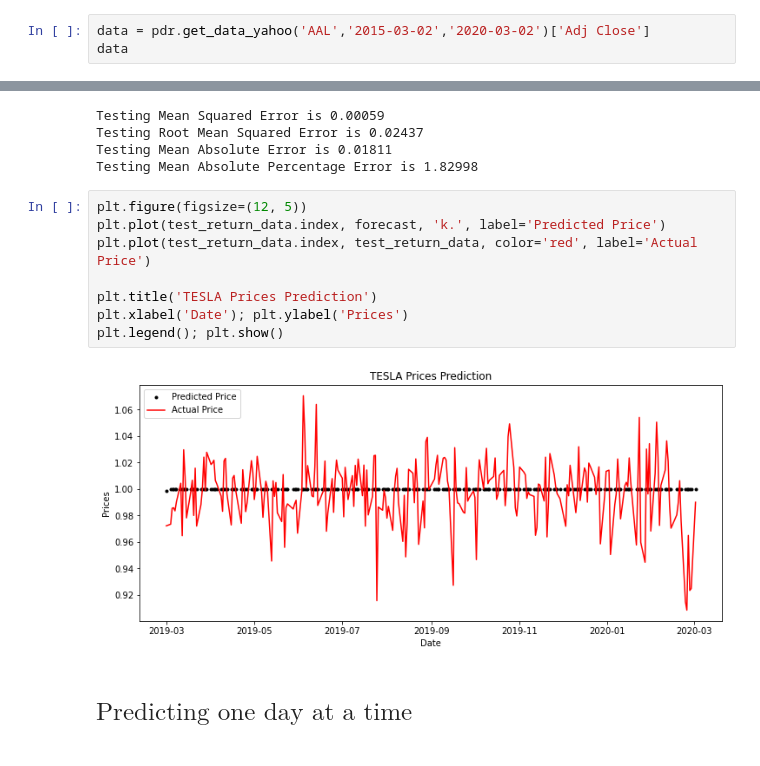
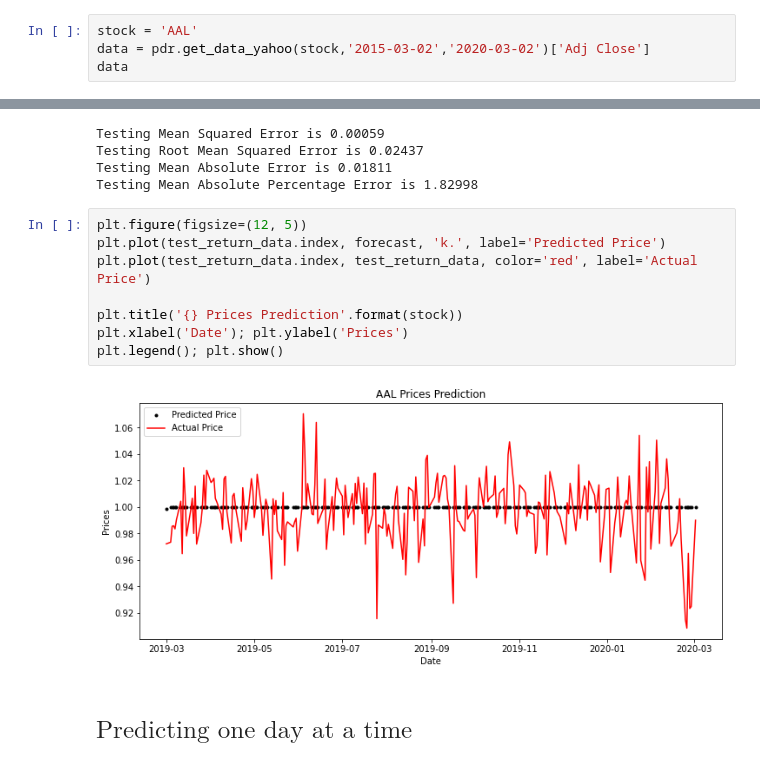
Before and after one commit to Tahahaha7/Quantitative_Trading, a Jupyter notebook: ARIMA_Model.ipynb, the cells around one changed output, grey strips where cells are left out. Drawn from its saved outputs; the diff is of its cells as text.

```diff
--- a/ARIMA_Model.ipynb
+++ b/ARIMA_Model.ipynb
@@ -16,7 +16,8 @@ warnings.simplefilter(action='ignore', category=FutureWarning)
 
 from pmdarima.arima import auto_arima
 # %%
-data = pdr.get_data_yahoo('AAL','2015-03-02','2020-03-02')['Adj Close']
+stock = 'AAL'
+data = pdr.get_data_yahoo(stock,'2015-03-02','2020-03-02')['Adj Close']
 data
 # %% [output]
 Date
@@ -135,13 +136,13 @@ Testing Mean Absolute Percentage Error is 1.82998
 # %%
 plt.figure(figsize=(12, 5))
 plt.plot(test_return_data.index, forecast, 'k.', label='Predicted Price')
 plt.plot(test_return_data.index, test_return_data, color='red', label='Actual Price')
 
-plt.title('TESLA Prices Prediction')
+plt.title('{} Prices Prediction'.format(stock))
 plt.xlabel('Date'); plt.ylabel('Prices')
 plt.legend(); plt.show()
 # %% [output]
-[figure, old version]
+[figure, new version]
 # %% [markdown]
 ## $\text{Predicting one day at a time}$
 # %%
```
Also changed, not shown: parts of 5 cells of this notebook.
